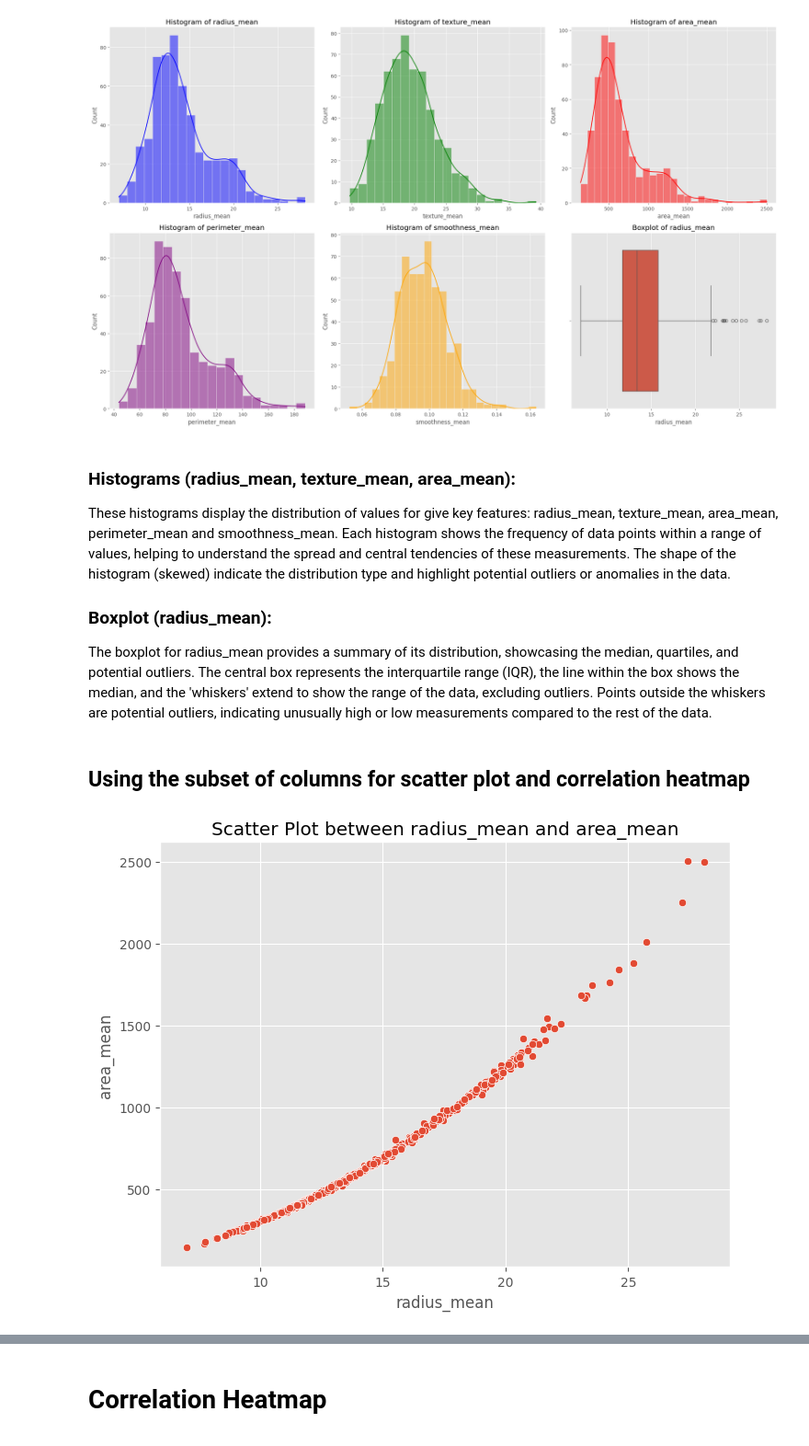
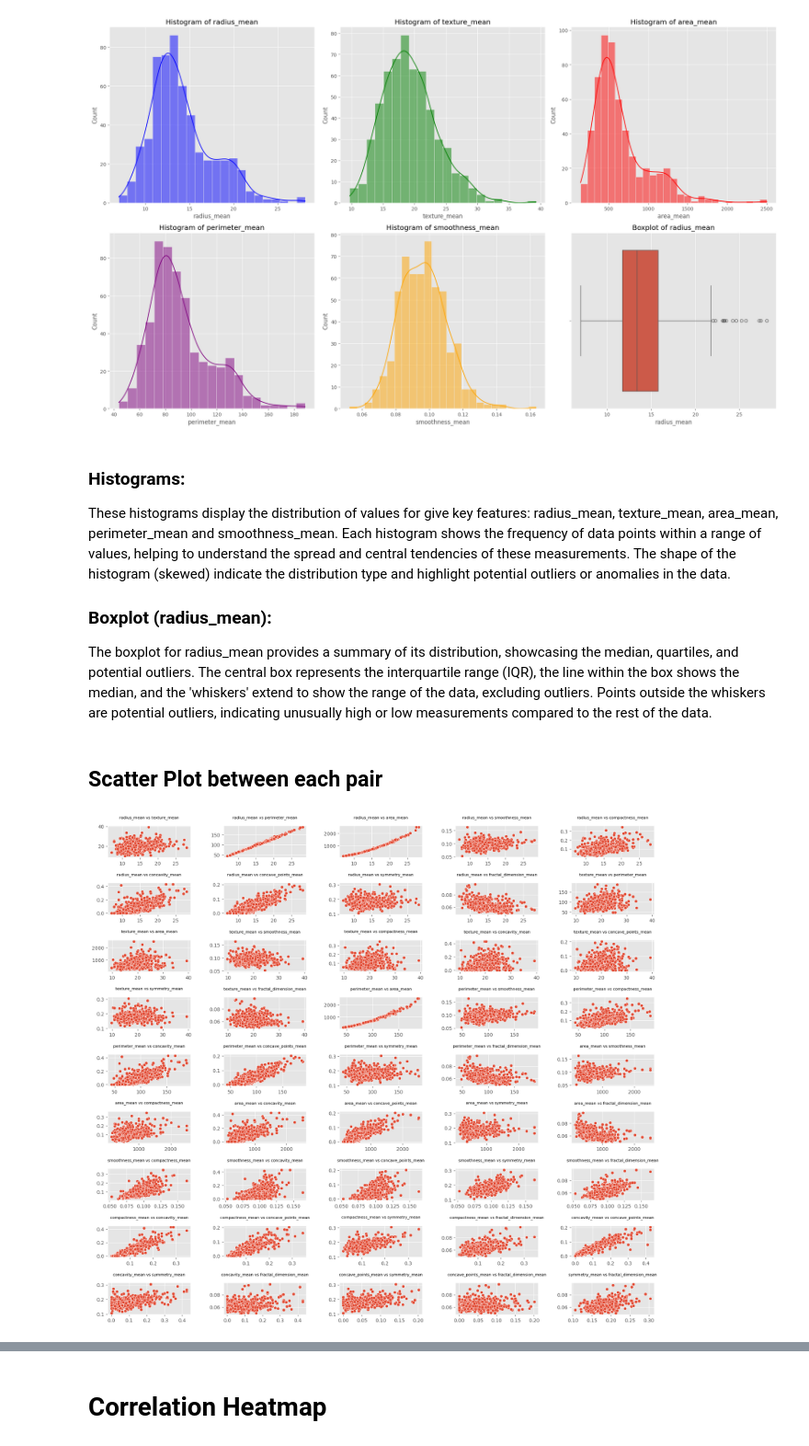
Before and after one commit to yankri15/Breast-Cancer, a Jupyter notebook: breast_cancer_detection.ipynb, the cells around one changed output, grey strips where cells are left out. Shown at 92% size. Cells and saved outputs as stored; diff of their text form; code cells hidden in the pictures.

```diff
--- a/breast_cancer_detection.ipynb
+++ b/breast_cancer_detection.ipynb
@@ -135,7 +128,7 @@ plt.show()
 # %% [output]
 [figure]
 # %% [markdown]
-### Histograms (radius_mean, texture_mean, area_mean):
+### Histograms:
 
 These histograms display the distribution of values for give key features: radius_mean, texture_mean, area_mean, perimeter_mean and smoothness_mean.
 Each histogram shows the frequency of data points within a range of values, helping to understand the spread and central tendencies of these measurements.
@@ -146,14 +139,29 @@ The shape of the histogram (skewed) indicate the distribution type and highlight
 The boxplot for radius_mean provides a summary of its distribution, showcasing the median, quartiles, and potential outliers.
 The central box represents the interquartile range (IQR), the line within the box shows the median, and the 'whiskers' extend to show the range of the data, excluding outliers.
 Points outside the whiskers are potential outliers, indicating unusually high or low measurements compared to the rest of the data.
-# %% [markdown]
-## Using the subset of columns for scatter plot and correlation heatmap
-# %%
-subset_columns = ['radius_mean', 'texture_mean', 'perimeter_mean', 'area_mean', 'smoothness_mean']
-plt.figure(figsize=(8, 6))
-sns.scatterplot(x='radius_mean', y='area_mean', data=df)
-plt.title('Scatter Plot between radius_mean and area_mean')
-plt.show()
-# %% [output]
-[figure, removed]
+# %% [markdown]
+## Scatter Plot between each pair
+# %%
+subset_columns = ['radius_mean', 'texture_mean', 'perimeter_mean', 'area_mean', 'smoothness_mean', 'compactness_mean', 'concavity_mean', 'concave_points_mean', 'symmetry_mean', 'fractal_dimension_mean']
+# Calculate the number of unique pairs
+num_plots = len(subset_columns) * (len(subset_columns) - 1) // 2
+
+# Set up a grid for 45 pairs
+plt.figure(figsize=(20, 18))
+plot_number = 1
+
+# Iterate through the combinations of columns
+for i in range(len(subset_columns)):
+    for j in range(i + 1, len(subset_columns)):
+        plt.subplot(9, 5, plot_number)
+        sns.scatterplot(x=subset_columns[i], y=subset_columns[j], data=df)
+        plt.title(f'{subset_columns[i]} vs {subset_columns[j]}', fontsize=8, pad=15)
+        plt.xlabel('')
+        plt.ylabel('')
+        plot_number += 1
+
+plt.subplots_adjust(hspace=0.8, wspace=0.4)
+plt.show()
+# %% [output]
+[figure, added]
 # %% [markdown]
```
Also changed, not shown: parts of 39 cells of this notebook.
